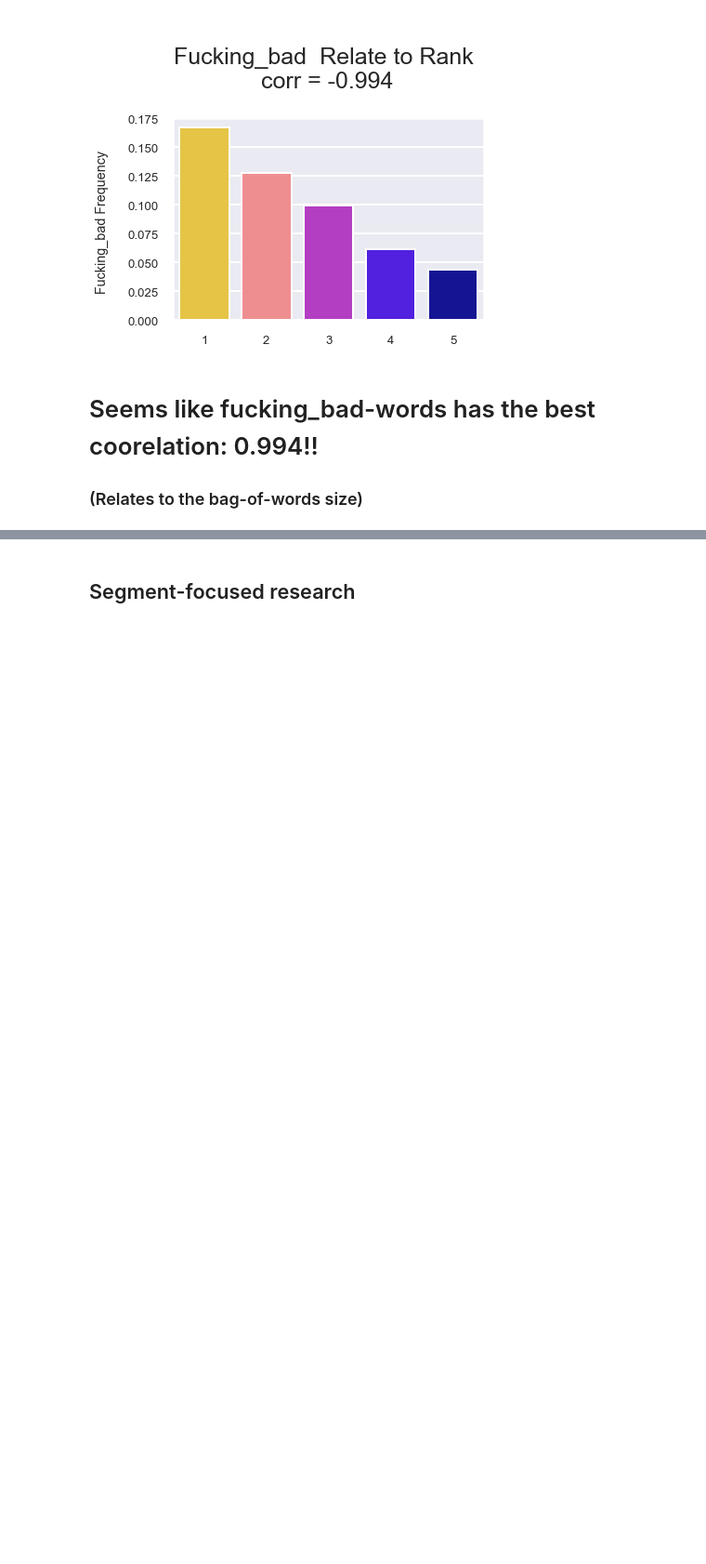
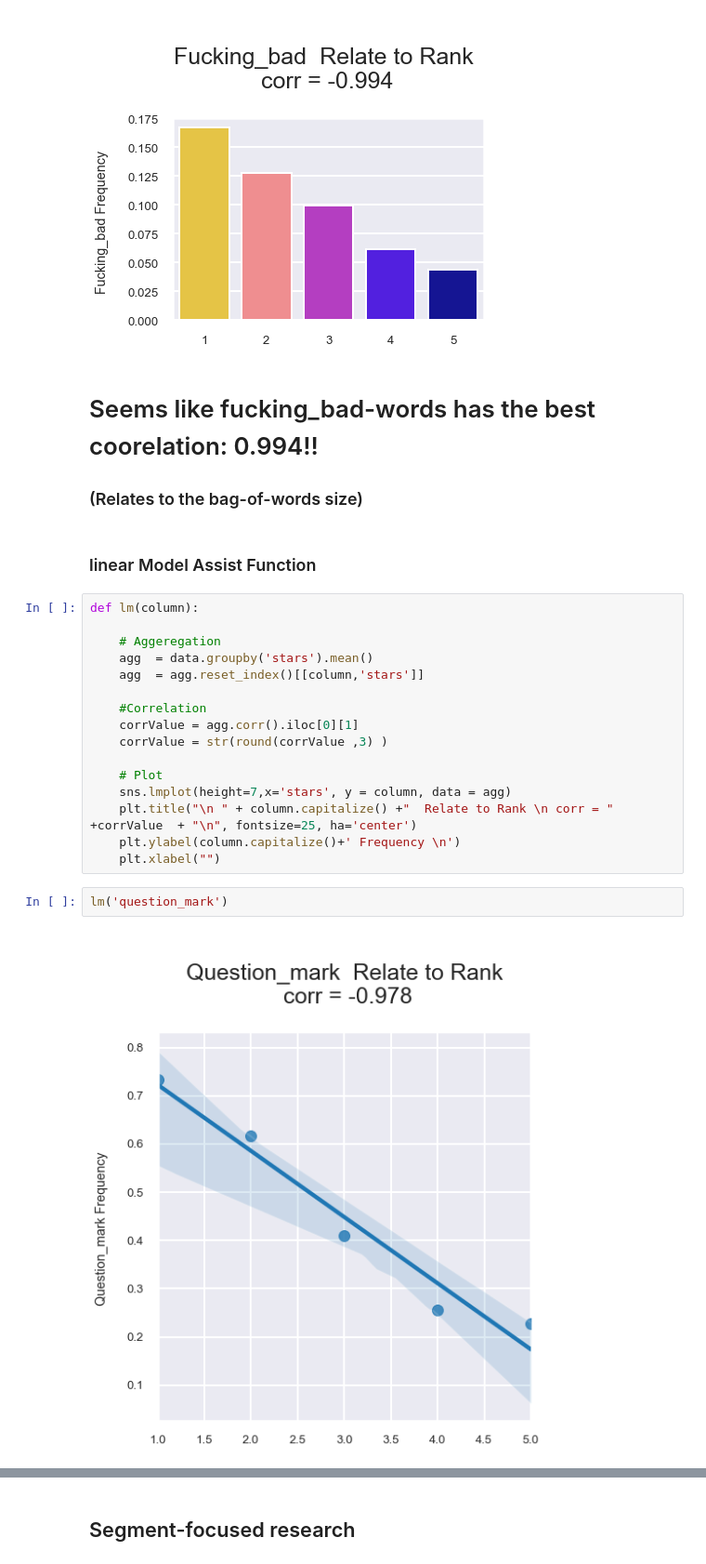
Before and after one commit to yanivmm/Data-Science, a Jupyter notebook: NLP.ipynb, the cells around one changed output, grey strips where cells are left out. Shown at 93% size. Saved outputs shown, nothing was run; the diff lists cells and outputs as text; blank space fills up the shorter version.

```diff
--- a/NLP.ipynb
+++ b/NLP.ipynb
@@ -165,3 +161,25 @@ show('fucking_bad',m=4)
 # %% [markdown]
 # Seems like fucking_bad-words has the best coorelation:    0.994!!
 ### (Relates to the bag-of-words size)
+# %% [markdown]
+### linear Model Assist Function
+# %%
+def lm(column):
+
+    # Aggeregation
+    agg  = data.groupby('stars').mean()
+    agg  = agg.reset_index()[[column,'stars']]
+
+    #Correlation
+    corrValue = agg.corr().iloc[0][1]
+    corrValue = str(round(corrValue ,3) )
+
+    # Plot
+    sns.lmplot(height=7,x='stars', y = column, data = agg)
+    plt.title("\n " + column.capitalize() +"  Relate to Rank \n corr = " +corrValue  + "\n", fontsize=25, ha='center')
+    plt.ylabel(column.capitalize()+' Frequency \n')
+    plt.xlabel("")
+# %%
+lm('question_mark')
+# %% [output]
+[figure, added]
```
Also changed, not shown: parts of 39 cells of this notebook.
